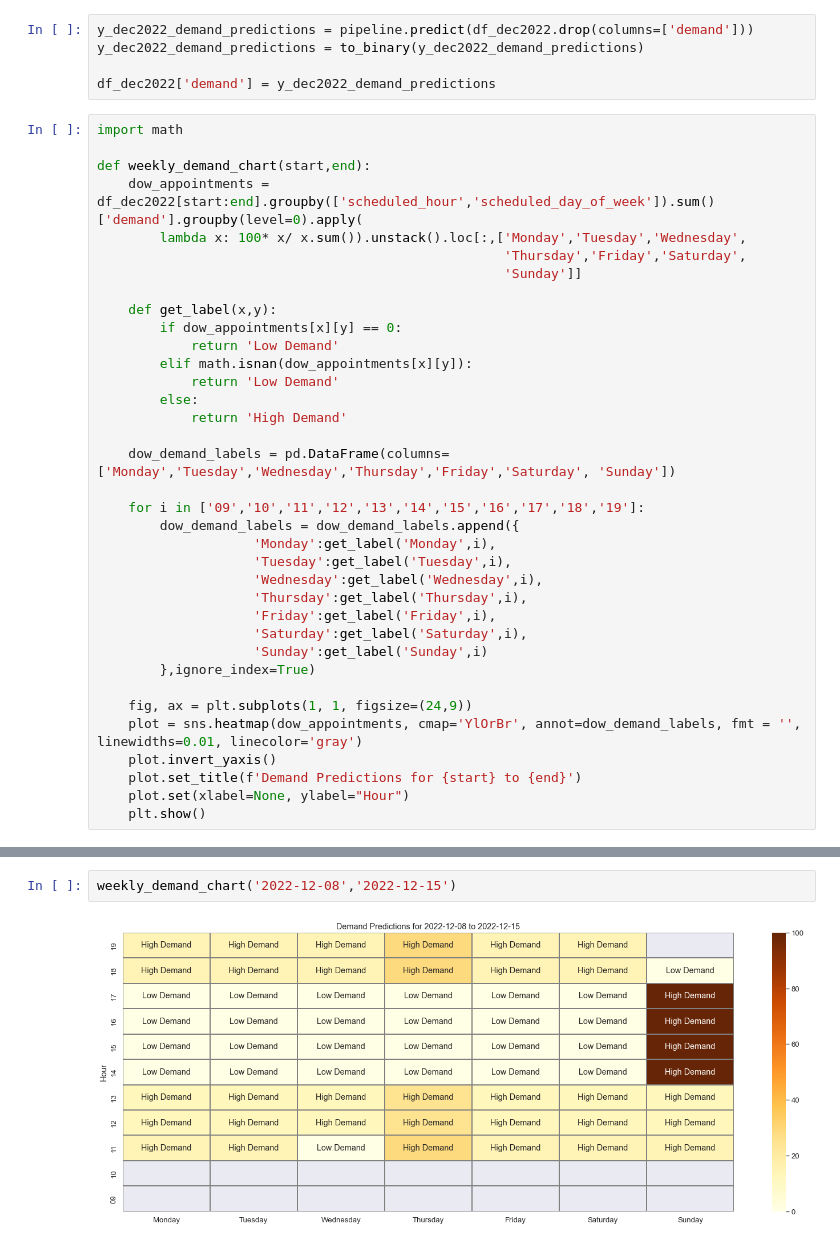
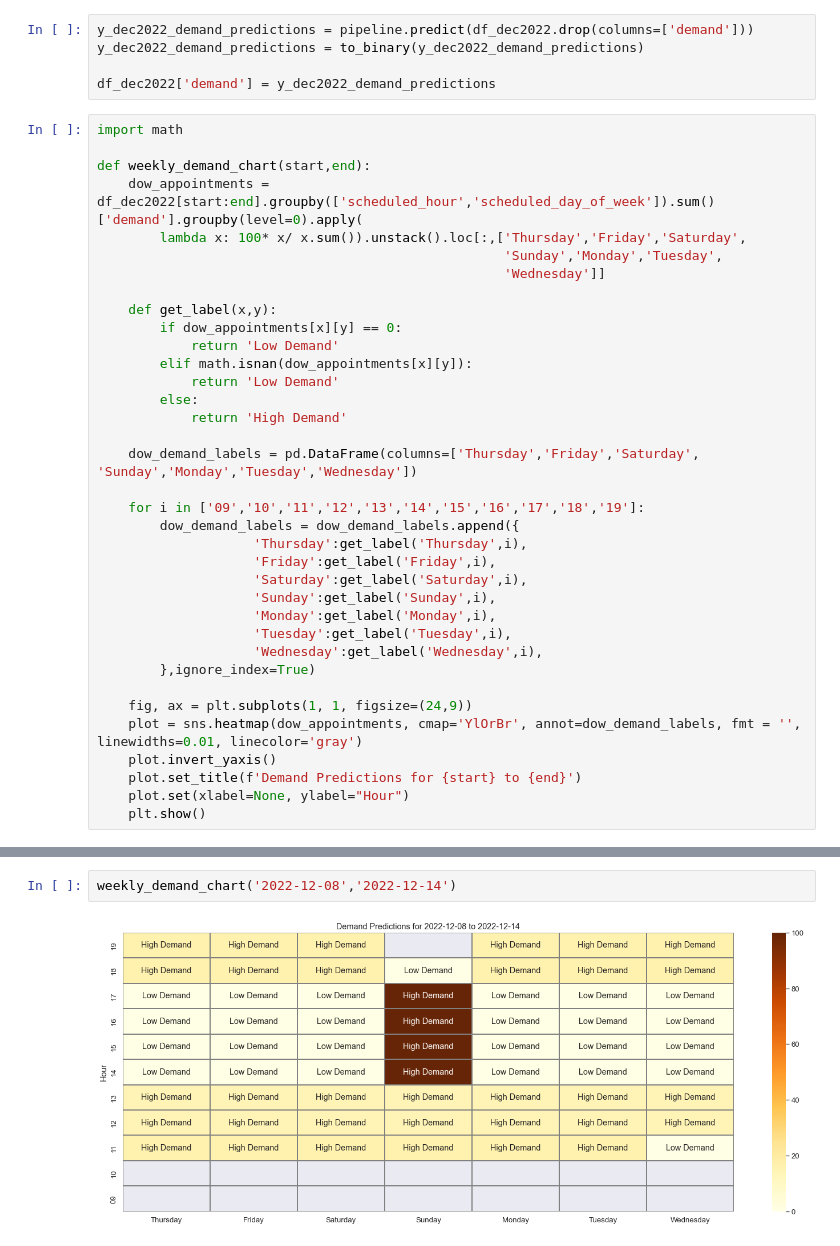
Before and after one commit to santthosh/ml-inventory-demand, a Jupyter notebook: notebook.ipynb, the cells around one changed output, grey strips where cells are left out. Drawn from its saved outputs; the diff is of its cells as text.

```diff
--- a/notebook.ipynb
+++ b/notebook.ipynb
@@ -728,9 +728,9 @@ import math
 
 def weekly_demand_chart(start,end):
     dow_appointments = df_dec2022[start:end].groupby(['scheduled_hour','scheduled_day_of_week']).sum()['demand'].groupby(level=0).apply(
-        lambda x: 100* x/ x.sum()).unstack().loc[:,['Monday','Tuesday','Wednesday',
-                                                    'Thursday','Friday','Saturday',
-                                                    'Sunday']]
+        lambda x: 100* x/ x.sum()).unstack().loc[:,['Thursday','Friday','Saturday',
+                                                    'Sunday','Monday','Tuesday',
+                                                    'Wednesday']]
 
     def get_label(x,y):
         if dow_appointments[x][y] == 0:
@@ -740,17 +740,17 @@ def weekly_demand_chart(start,end):
         else:
             return 'High Demand'
 
-    dow_demand_labels = pd.DataFrame(columns=['Monday','Tuesday','Wednesday','Thursday','Friday','Saturday', 'Sunday'])
+    dow_demand_labels = pd.DataFrame(columns=['Thursday','Friday','Saturday', 'Sunday','Monday','Tuesday','Wednesday'])
 
     for i in ['09','10','11','12','13','14','15','16','17','18','19']:
         dow_demand_labels = dow_demand_labels.append({
+                    'Thursday':get_label('Thursday',i),
+                    'Friday':get_label('Friday',i),
+                    'Saturday':get_label('Saturday',i),
+                    'Sunday':get_label('Sunday',i),
                     'Monday':get_label('Monday',i),
                     'Tuesday':get_label('Tuesday',i),
                     'Wednesday':get_label('Wednesday',i),
-                    'Thursday':get_label('Thursday',i),
-                    'Friday':get_label('Friday',i),
-                    'Saturday':get_label('Saturday',i),
-                    'Sunday':get_label('Sunday',i)
         },ignore_index=True)
 
     fig, ax = plt.subplots(1, 1, figsize=(24,9))
@@ -766,5 +766,5 @@ weekly_demand_chart('2022-12-01','2022-12-07')
 # %%
-weekly_demand_chart('2022-12-08','2022-12-15')
+weekly_demand_chart('2022-12-08','2022-12-14')
 # %% [output]
-[figure, old version]
+[figure, new version]
 # %%
```
Also changed, not shown: parts of 2 cells of this notebook.
